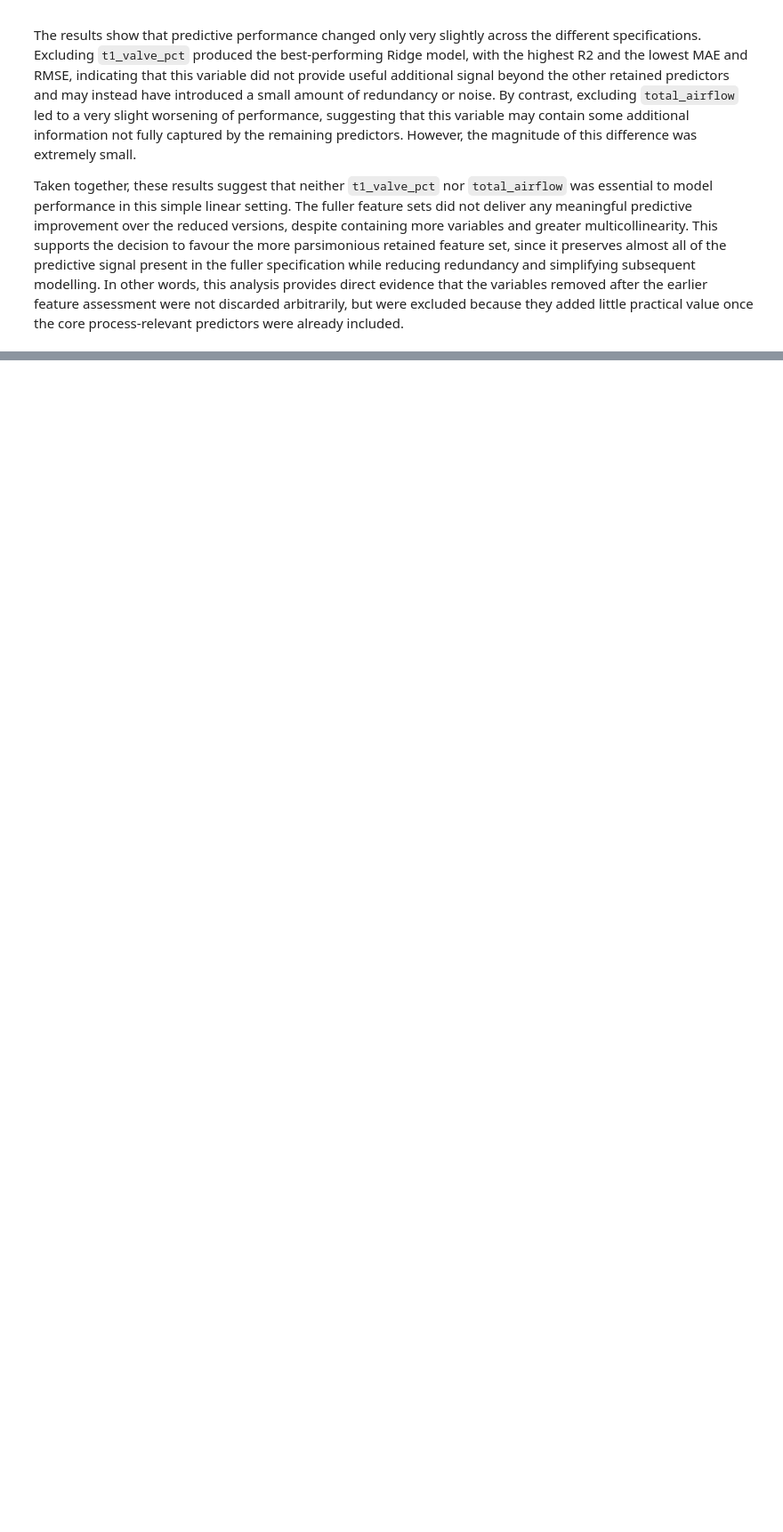
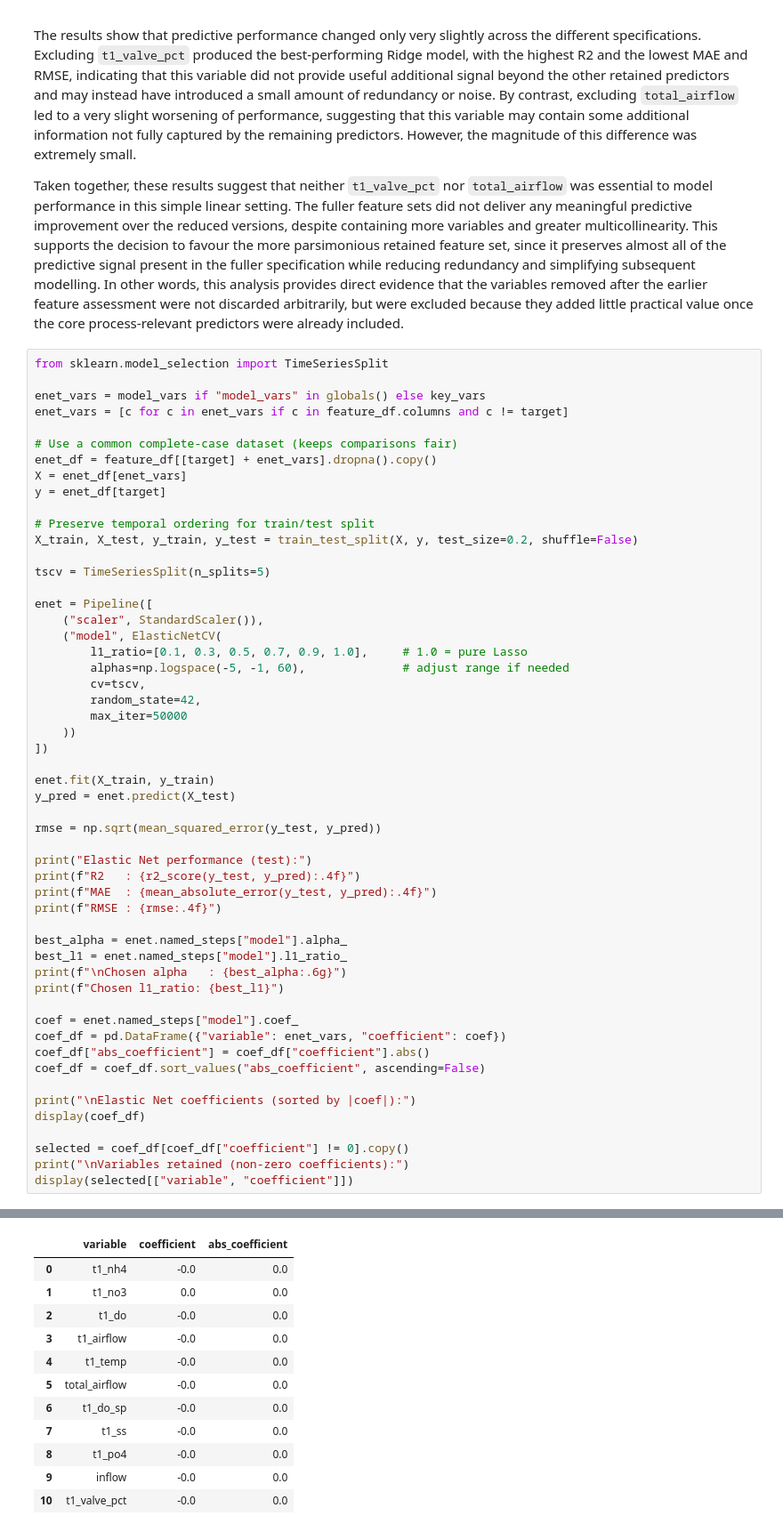
Before and after one commit to tom-mcarthur03/EDS_Design_Project, a Jupyter notebook: notebooks/data_preprocessing/feature_selection.ipynb, the cells around one changed output, grey strips where cells are left out. Shown at 89% size. Drawn from its saved outputs; the diff is of its cells as text; blank space fills up the shorter version.

Commit message:
Addition of elastic net and mRMR

```diff
--- a/notebooks/data_preprocessing/feature_selection.ipynb
+++ b/notebooks/data_preprocessing/feature_selection.ipynb
@@ -324,3 +325,57 @@ These alternative feature-set comparisons were carried out to assess whether the
 The results show that predictive performance changed only very slightly across the different specifications. Excluding `t1_valve_pct` produced the best-performing Ridge model, with the highest R2 and the lowest MAE and RMSE, indicating that this variable did not provide useful additional signal beyond the other retained predictors and may instead have introduced a small amount of redundancy or noise. By contrast, excluding `total_airflow` led to a very slight worsening of performance, suggesting that this variable may contain some additional information not fully captured by the remaining predictors. However, the magnitude of this difference was extremely small.
 
 Taken together, these results suggest that neither `t1_valve_pct` nor `total_airflow` was essential to model performance in this simple linear setting. The fuller feature sets did not deliver any meaningful predictive improvement over the reduced versions, despite containing more variables and greater multicollinearity. This supports the decision to favour the more parsimonious retained feature set, since it preserves almost all of the predictive signal present in the fuller specification while reducing redundancy and simplifying subsequent modelling. In other words, this analysis provides direct evidence that the variables removed after the earlier feature assessment were not discarded arbitrarily, but were excluded because they added little practical value once the core process-relevant predictors were already included.
+# %%
+from sklearn.model_selection import TimeSeriesSplit
+
+enet_vars = model_vars if "model_vars" in globals() else key_vars
+enet_vars = [c for c in enet_vars if c in feature_df.columns and c != target]
+
+# Use a common complete-case dataset (keeps comparisons fair)
+enet_df = feature_df[[target] + enet_vars].dropna().copy()
+X = enet_df[enet_vars]
+y = enet_df[target]
+
+# Preserve temporal ordering for train/test split
+X_train, X_test, y_train, y_test = train_test_split(X, y, test_size=0.2, shuffle=False)
+
+tscv = TimeSeriesSplit(n_splits=5)
+
+enet = Pipeline([
+    ("scaler", StandardScaler()),
+    ("model", ElasticNetCV(
+        l1_ratio=[0.1, 0.3, 0.5, 0.7, 0.9, 1.0],     # 1.0 = pure Lasso
+        alphas=np.logspace(-5, -1, 60),              # adjust range if needed
+        cv=tscv,
+        random_state=42,
+        max_iter=50000
+    ))
+])
+
+enet.fit(X_train, y_train)
+y_pred = enet.predict(X_test)
+
+rmse = np.sqrt(mean_squared_error(y_test, y_pred))
+
+print("Elastic Net performance (test):")
+print(f"R2   : {r2_score(y_test, y_pred):.4f}")
+print(f"MAE  : {mean_absolute_error(y_test, y_pred):.4f}")
+print(f"RMSE : {rmse:.4f}")
+
+best_alpha = enet.named_steps["model"].alpha_
+best_l1 = enet.named_steps["model"].l1_ratio_
+print(f"\nChosen alpha   : {best_alpha:.6g}")
+print(f"Chosen l1_ratio: {best_l1}")
+
+coef = enet.named_steps["model"].coef_
+coef_df = pd.DataFrame({"variable": enet_vars, "coefficient": coef})
+coef_df["abs_coefficient"] = coef_df["coefficient"].abs()
+coef_df = coef_df.sort_values("abs_coefficient", ascending=False)
+
+print("\nElastic Net coefficients (sorted by |coef|):")
+display(coef_df)
+
+selected = coef_df[coef_df["coefficient"] != 0].copy()
+print("\nVariables retained (non-zero coefficients):")
+display(selected[["variable", "coefficient"]])
+# %% [output]
@@ -326,0 +391,12 @@ Taken together, these results suggest that neither `t1_valve_pct` nor `total_air
+|  | variable | coefficient | abs_coefficient |
+| 0 | t1_nh4 | -0.0 | 0.0 |
+| 1 | t1_no3 | 0.0 | 0.0 |
+| 2 | t1_do | -0.0 | 0.0 |
+| 3 | t1_airflow | -0.0 | 0.0 |
+| 4 | t1_temp | -0.0 | 0.0 |
+| 5 | total_airflow | -0.0 | 0.0 |
+| 6 | t1_do_sp | -0.0 | 0.0 |
+| 7 | t1_ss | -0.0 | 0.0 |
+| 8 | t1_po4 | -0.0 | 0.0 |
+| 9 | inflow | -0.0 | 0.0 |
+| 10 | t1_valve_pct | -0.0 | 0.0 |
```
Also changed, not shown: parts of 3 cells of this notebook.
